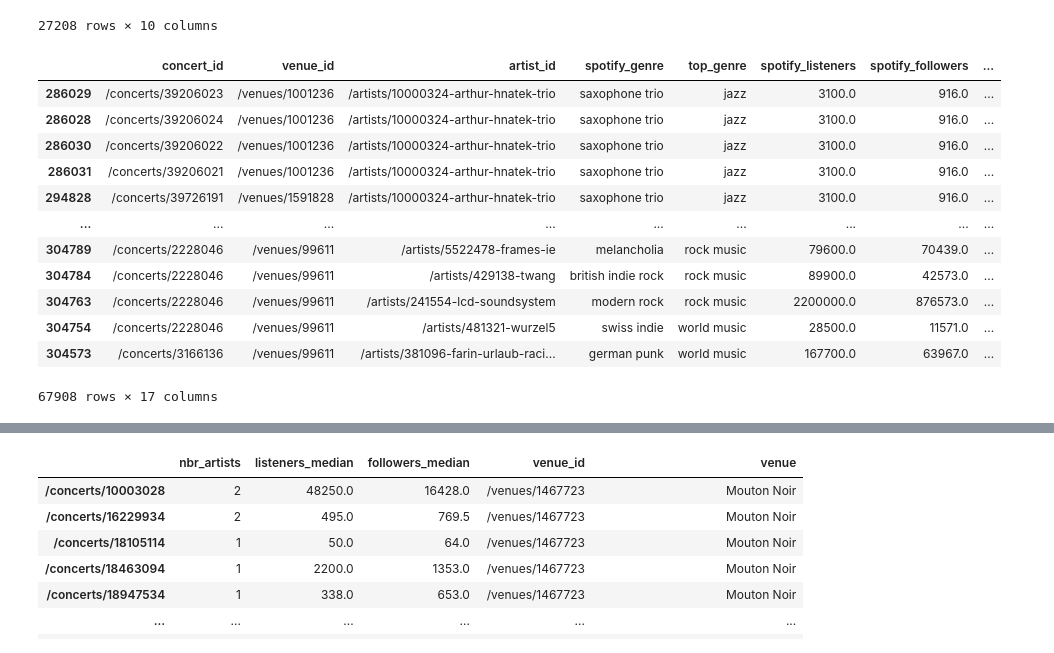
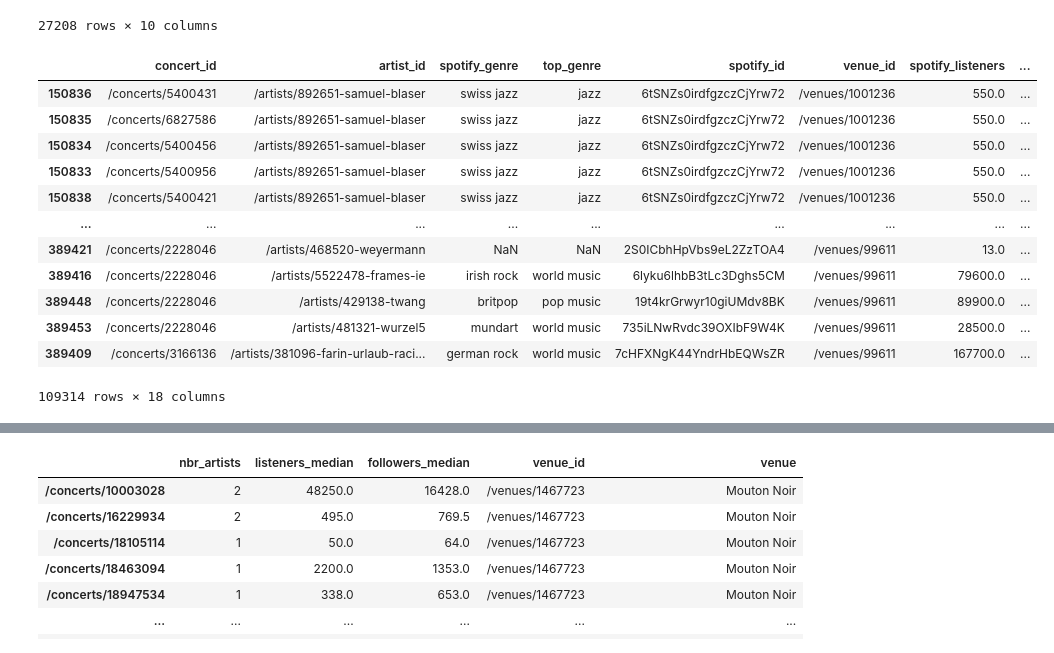
Before and after one commit to cyrillegc/thesis-redux, a Jupyter notebook: data_cleaning.ipynb, the cells around one changed output, grey strips where cells are left out. Saved outputs shown, nothing was run; the diff lists cells and outputs as text; code cells hidden in the pictures.

```diff
--- a/data_cleaning.ipynb
+++ b/data_cleaning.ipynb
@@ -451,22 +522,22 @@ tracks_median_df
 | /artists/9999849-duncan-laurence | 0.491000 | 0.4980 | 178793.5 | 0.4725 | 1.326500e-05 | ... |
 27208 rows × 10 columns
 # %%
-artists_in_concerts = venues_top_genres_df.drop_duplicates(subset=['concert_id', 'artist_id']).sort_values(by=['venue_id'])
+artists_in_concerts = full_data_df.drop_duplicates(subset=['concert_id', 'artist_id']).sort_values(by=['venue_id'])
 artists_stats = artists_in_concerts.merge(artists_df[['spotify_listeners', 'spotify_followers']], left_on='artist_id', right_index=True)
 artists_stats = artists_stats.merge(tracks_median_df, how='left', left_on='artist_id', right_index=True)
 artists_stats
 # %% [output]
-|  | concert_id | venue_id | artist_id | spotify_genre | top_genre | spotify_listeners | spotify_followers | ... |
-| 286029 | /concerts/39206023 | /venues/1001236 | /artists/10000324-arthur-hnatek-trio | saxophone trio | jazz | 3100.0 | 916.0 | ... |
-| 286028 | /concerts/39206024 | /venues/1001236 | /artists/10000324-arthur-hnatek-trio | saxophone trio | jazz | 3100.0 | 916.0 | ... |
-| 286030 | /concerts/39206022 | /venues/1001236 | /artists/10000324-arthur-hnatek-trio | saxophone trio | jazz | 3100.0 | 916.0 | ... |
-| 286031 | /concerts/39206021 | /venues/1001236 | /artists/10000324-arthur-hnatek-trio | saxophone trio | jazz | 3100.0 | 916.0 | ... |
-| 294828 | /concerts/39726191 | /venues/1591828 | /artists/10000324-arthur-hnatek-trio | saxophone trio | jazz | 3100.0 | 916.0 | ... |
+|  | concert_id | artist_id | spotify_genre | top_genre | spotify_id | venue_id | spotify_listeners | ... |
+| 150836 | /concerts/5400431 | /artists/892651-samuel-blaser | swiss jazz | jazz | 6tSNZs0irdfgzczCjYrw72 | /venues/1001236 | 550.0 | ... |
+| 150835 | /concerts/6827586 | /artists/892651-samuel-blaser | swiss jazz | jazz | 6tSNZs0irdfgzczCjYrw72 | /venues/1001236 | 550.0 | ... |
+| 150834 | /concerts/5400456 | /artists/892651-samuel-blaser | swiss jazz | jazz | 6tSNZs0irdfgzczCjYrw72 | /venues/1001236 | 550.0 | ... |
+| 150833 | /concerts/5400956 | /artists/892651-samuel-blaser | swiss jazz | jazz | 6tSNZs0irdfgzczCjYrw72 | /venues/1001236 | 550.0 | ... |
+| 150838 | /concerts/5400421 | /artists/892651-samuel-blaser | swiss jazz | jazz | 6tSNZs0irdfgzczCjYrw72 | /venues/1001236 | 550.0 | ... |
 | ... | ... | ... | ... | ... | ... | ... | ... | ... |
-| 304789 | /concerts/2228046 | /venues/99611 | /artists/5522478-frames-ie | melancholia | rock music | 79600.0 | 70439.0 | ... |
-| 304784 | /concerts/2228046 | /venues/99611 | /artists/429138-twang | british indie rock | rock music | 89900.0 | 42573.0 | ... |
-| 304763 | /concerts/2228046 | /venues/99611 | /artists/241554-lcd-soundsystem | modern rock | rock music | 2200000.0 | 876573.0 | ... |
-| 304754 | /concerts/2228046 | /venues/99611 | /artists/481321-wurzel5 | swiss indie | world music | 28500.0 | 11571.0 | ... |
-| 304573 | /concerts/3166136 | /venues/99611 | /artists/381096-farin-urlaub-raci... | german punk | world music | 167700.0 | 63967.0 | ... |
+| 389421 | /concerts/2228046 | /artists/468520-weyermann | NaN | NaN | 2S0ICbhHpVbs9eL2ZzTOA4 | /venues/99611 | 13.0 | ... |
+| 389416 | /concerts/2228046 | /artists/5522478-frames-ie | irish rock | world music | 6lyku6lhbB3tLc3Dghs5CM | /venues/99611 | 79600.0 | ... |
+| 389448 | /concerts/2228046 | /artists/429138-twang | britpop | pop music | 19t4krGrwyr10giUMdv8BK | /venues/99611 | 89900.0 | ... |
+| 389453 | /concerts/2228046 | /artists/481321-wurzel5 | mundart | world music | 735iLNwRvdc39OXIbF9W4K | /venues/99611 | 28500.0 | ... |
+| 389409 | /concerts/3166136 | /artists/381096-farin-urlaub-raci... | german rock | world music | 7cHFXNgK44YndrHbEQWsZR | /venues/99611 | 167700.0 | ... |
-67908 rows × 17 columns
+109314 rows × 18 columns
 # %%
```
Also changed, not shown: parts of 15 cells of this notebook, 3 other files.
